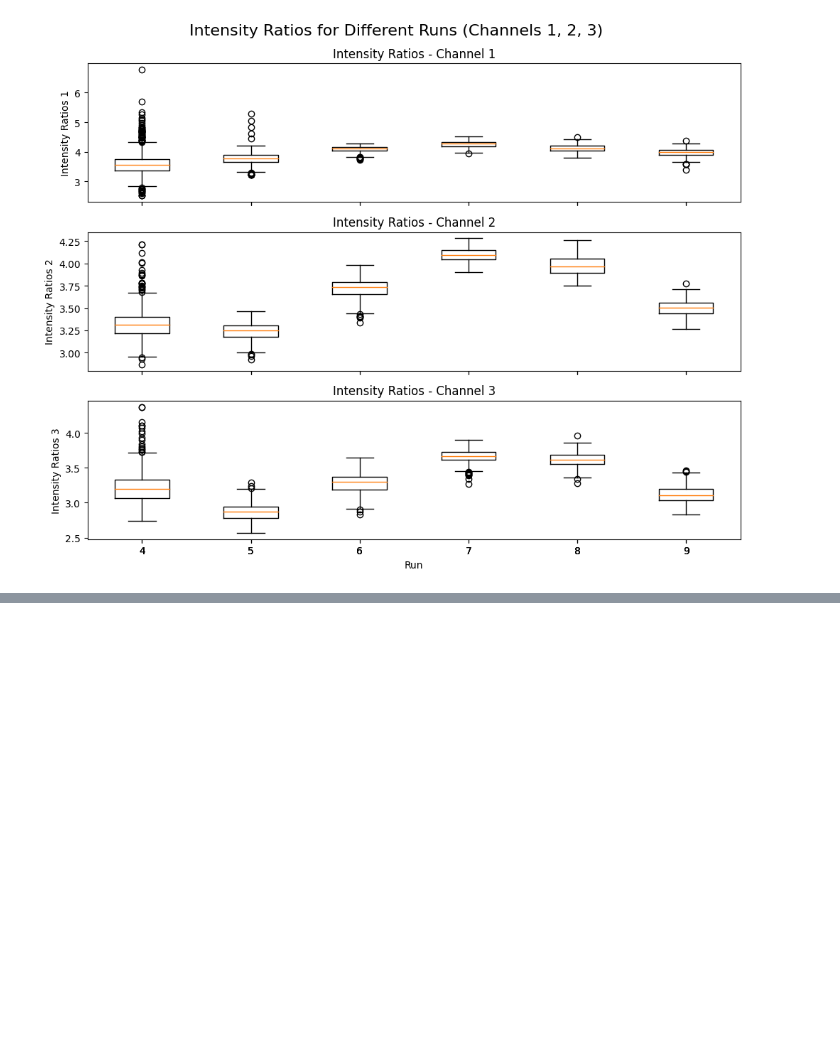
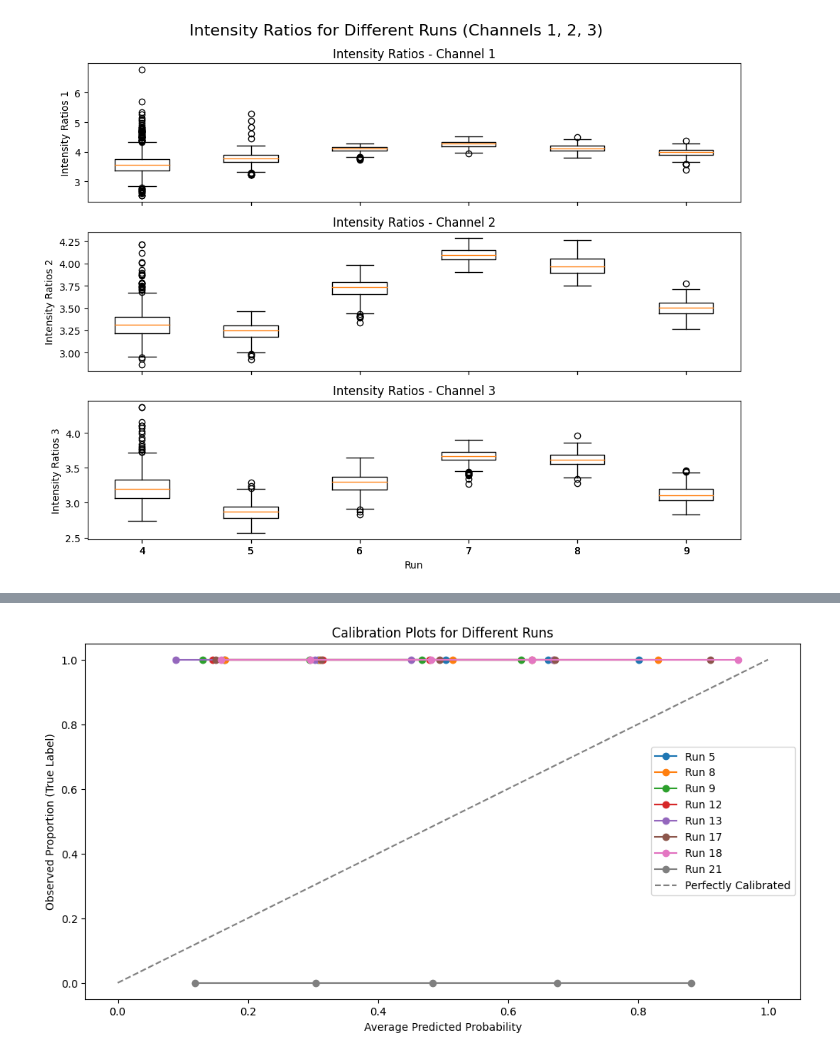
Before and after one commit to ShristiSuman/Brain_Project, a Jupyter notebook: Visualization.ipynb, the cells around one changed output, grey strips where cells are left out. Cells and saved outputs as stored; diff of their text form; code cells hidden in the pictures; blank space fills up the shorter version.

```diff
--- a/Visualization.ipynb
+++ b/Visualization.ipynb
@@ -251,0 +319,43 @@ plt.show()
+# %%
+# Get unique run values
+runs = df['Run'].unique()
+df['Label'] = df['Label'].map({'Normal': 0, 'Tumor': 1})
+
+
+plt.figure(figsize=(12, 6))
+
+for run in runs:
+    # Filter data for the current run
+    run_data = df[df['Run'] == run]
+
+    # Calculate observed proportions and average predicted probabilities for bins
+    bin_edges = [0.0, 0.2, 0.4, 0.6, 0.8, 1.0]  # Define bin edges as an example
+    observed_proportions = []
+    avg_predicted_probs = []
+
+    for i in range(len(bin_edges) - 1):
+        lower_bound = bin_edges[i]
+        upper_bound = bin_edges[i + 1]
+
+        # Filter data within the bin
+        bin_data = run_data[(run_data['Tumor'] >= lower_bound) &
+                            (run_data['Tumor'] < upper_bound)]
+
+        # Calculate observed proportion and average predicted probability for the bin
+        observed_proportion = bin_data['Label'].mean()
+        avg_predicted_probability = bin_data['Tumor'].mean()
+
+        observed_proportions.append(observed_proportion)
+        avg_predicted_probs.append(avg_predicted_probability)
+
+    # Plot the calibration curve for the current run
+    plt.plot(avg_predicted_probs, observed_proportions, marker='o', label=f'Run {run}')
+
+plt.plot([0, 1], [0, 1], linestyle='--', color='gray', label='Perfectly Calibrated')
+plt.xlabel('Average Predicted Probability')
+plt.ylabel('Observed Proportion (True Label)')
+plt.title('Calibration Plots for Different Runs')
+plt.legend()
+plt.show()
+# %% [output]
+[figure, added]
```
Also changed, not shown: parts of 7 cells of this notebook, 1 other file.
